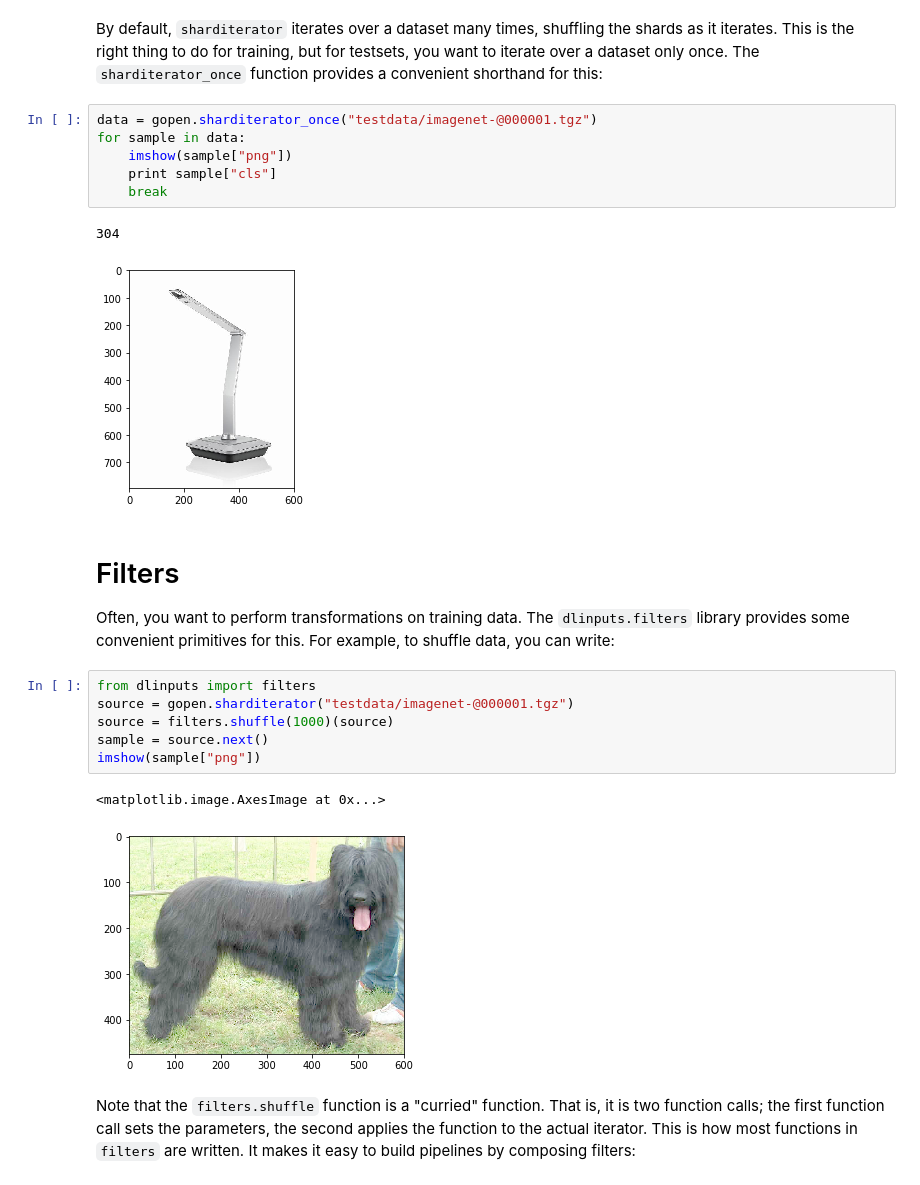
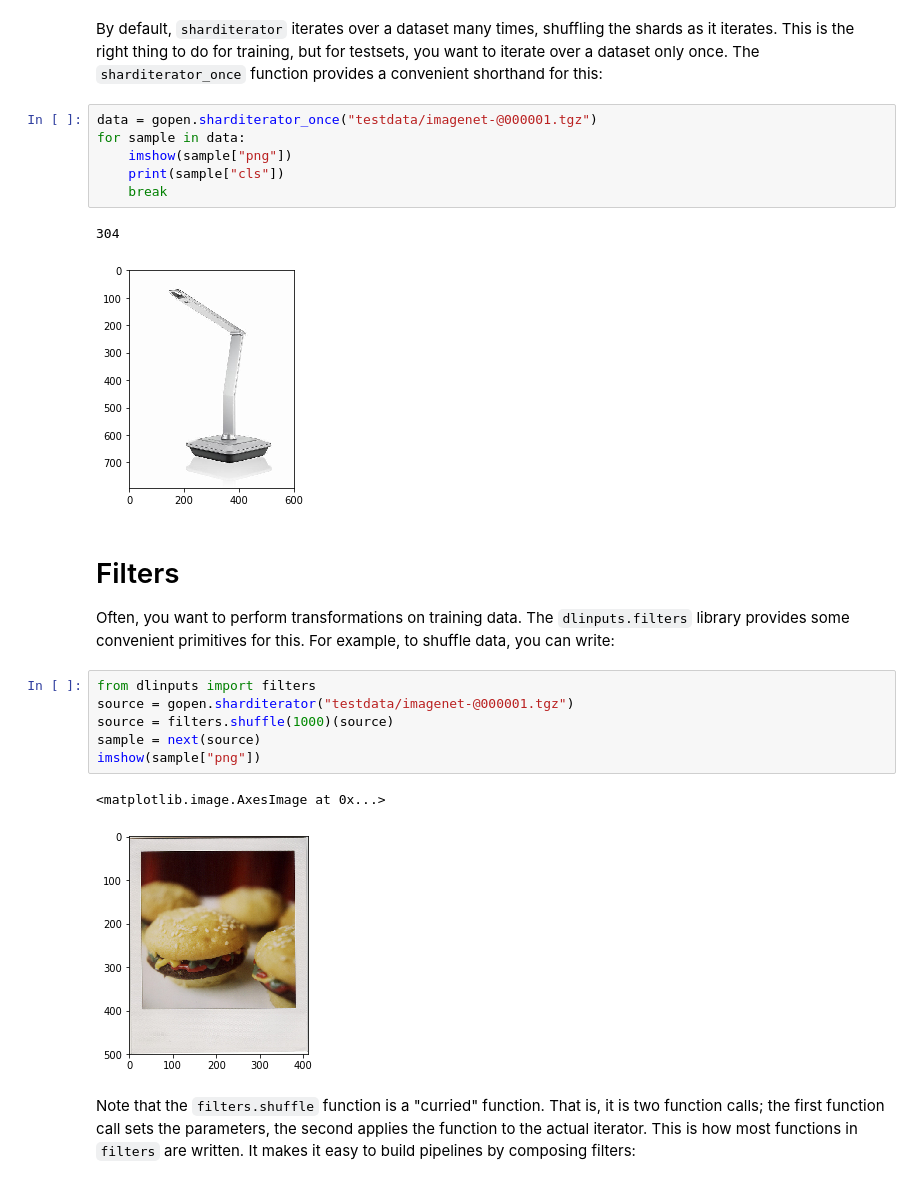
Before and after one commit to NVlabs/dlinputs, a Jupyter notebook: intro-to-dlinputs.ipynb, the cells around one changed output. Drawn from its saved outputs; the diff is of its cells as text.

```diff
--- a/intro-to-dlinputs.ipynb
+++ b/intro-to-dlinputs.ipynb
@@ -99,7 +99,7 @@ By default, `sharditerator` iterates over a dataset many times, shuffling the sh
 data = gopen.sharditerator_once("testdata/imagenet-@000001.tgz")
 for sample in data:
     imshow(sample["png"])
-    print sample["cls"]
+    print(sample["cls"])
     break
 # %% [output]
 304
@@ -111,12 +111,12 @@ Often, you want to perform transformations on training data. The `dlinputs.filte
 # %%
 from dlinputs import filters
 source = gopen.sharditerator("testdata/imagenet-@000001.tgz")
 source = filters.shuffle(1000)(source)
-sample = source.next()
+sample = next(source)
 imshow(sample["png"])
 # %% [output]
 <matplotlib.image.AxesImage at 0x...>
-[figure, old version]
+[figure, new version]
 # %% [markdown]
 Note that the `filters.shuffle` function is a "curried" function. That is, it is two function calls; the first function call sets the parameters, the second applies the function to the actual iterator. This is how most functions in `filters` are written. It makes it easy to build pipelines by composing filters:
 # %%
```
Also changed, not shown: parts of 8 cells of this notebook, 19 other files.
